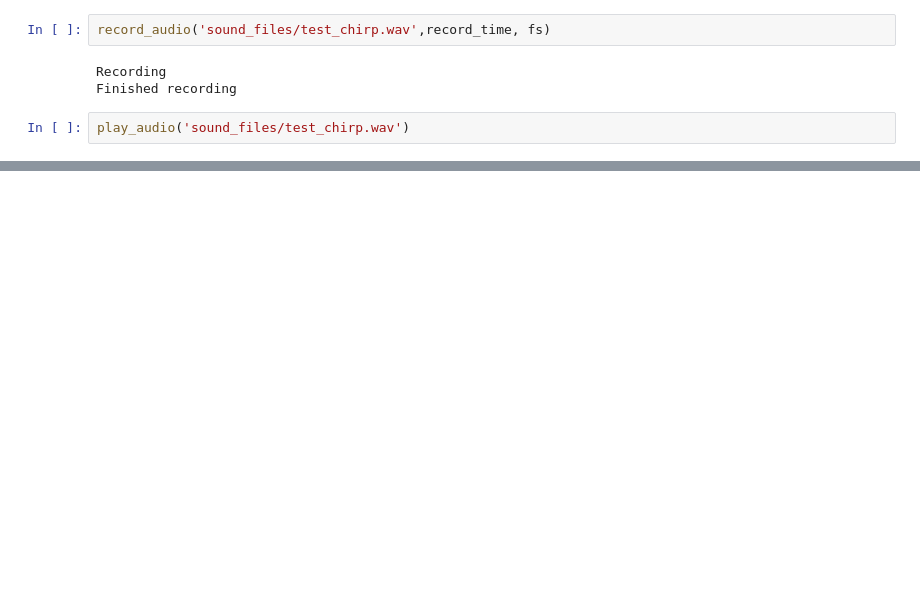
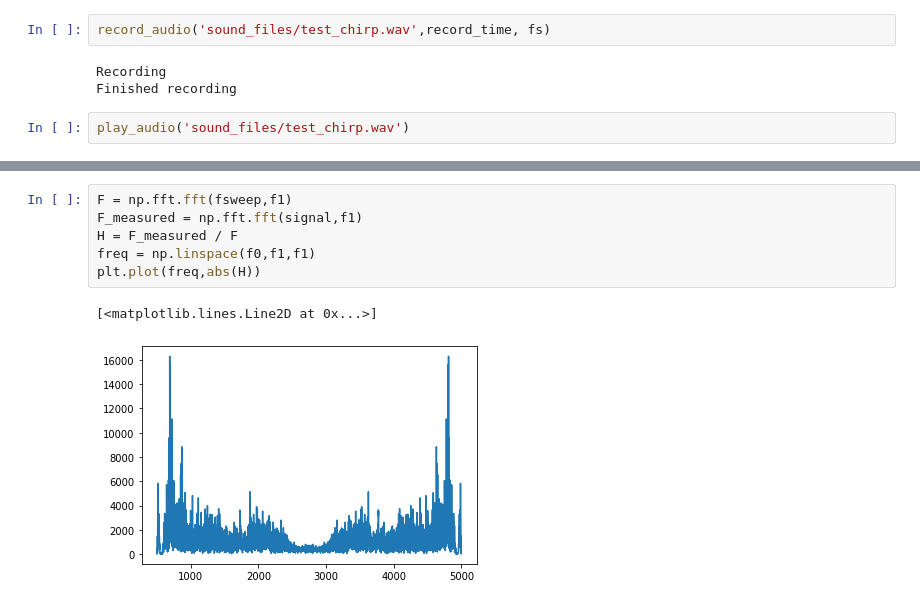
Before and after one commit to adamg-97/GF3-audio-modem, a Jupyter notebook: Audio.ipynb, the cells around one changed output, grey strips where cells are left out. Drawn from its saved outputs; the diff is of its cells as text; blank space fills up the shorter version.

```diff
--- a/Audio.ipynb
+++ b/Audio.ipynb
@@ -52,0 +56,9 @@ print(get_peaks(output, thresh))
+# %%
+F = np.fft.fft(fsweep,f1)
+F_measured = np.fft.fft(signal,f1)
+H = F_measured / F
+freq = np.linspace(f0,f1,f1)
+plt.plot(freq,abs(H))
+# %% [output]
+[<matplotlib.lines.Line2D at 0x...>]
+[figure, added]
```
Also changed, not shown: parts of 6 cells of this notebook, 1 other file.
